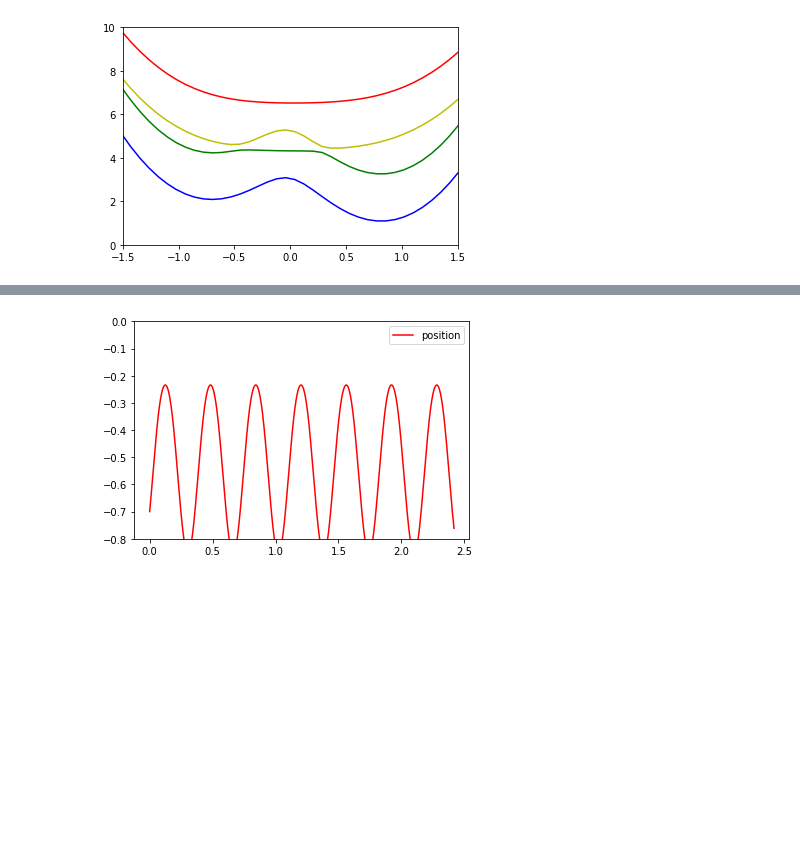
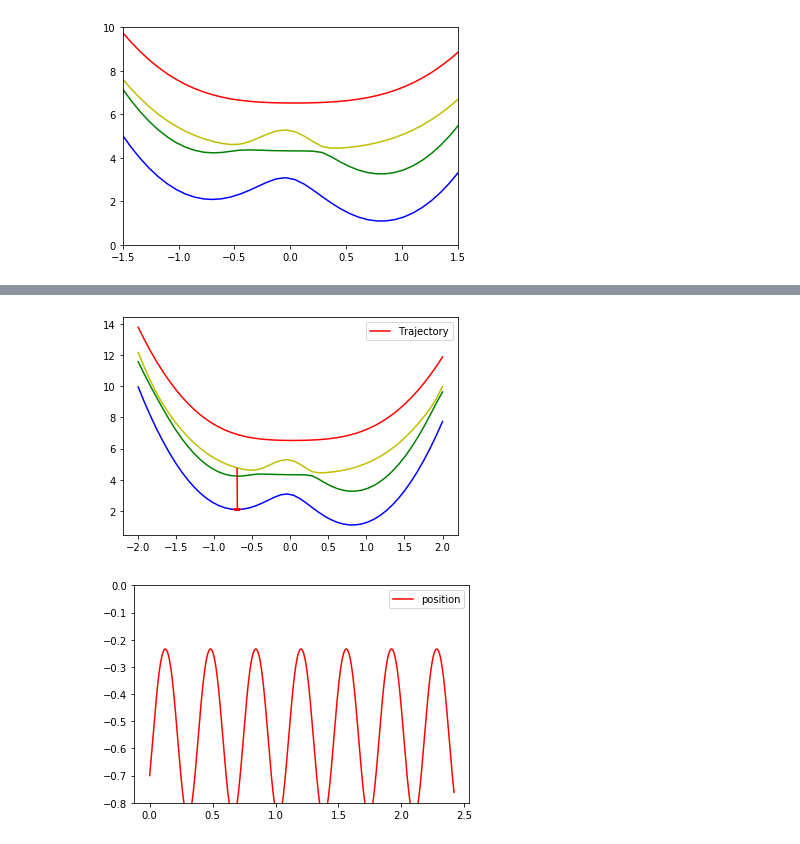
Before and after one commit to FoleyLab/PyCQED, a Jupyter notebook: Polariton_Hamiltonian.ipynb, the cells around one changed output, grey strips where cells are left out. Drawn from its saved outputs; the diff is of its cells as text; code cells hidden in the pictures; blank space fills up the shorter version.

```diff
--- a/Polariton_Hamiltonian.ipynb
+++ b/Polariton_Hamiltonian.ipynb
@@ -612,3 +644,13 @@ plt.show()
+# %%
+plt.plot(rlist, 27.211*PPES[:,0], 'b')
+plt.plot(rlist, 27.211*PPES[:,1], 'g')
+plt.plot(rlist, 27.211*PPES[:,2], 'y')
+plt.plot(rlist, 27.211*PPES[:,3], 'r')
+plt.plot(r_of_t, 27.211*e_of_t, 'red', label='Trajectory')
+plt.legend()
+plt.show()
+# %% [output]
+[figure, added]
 # %%
 ### polariton dynamics!
 M = 1009883
```
Also changed, not shown: parts of 5 cells of this notebook.
